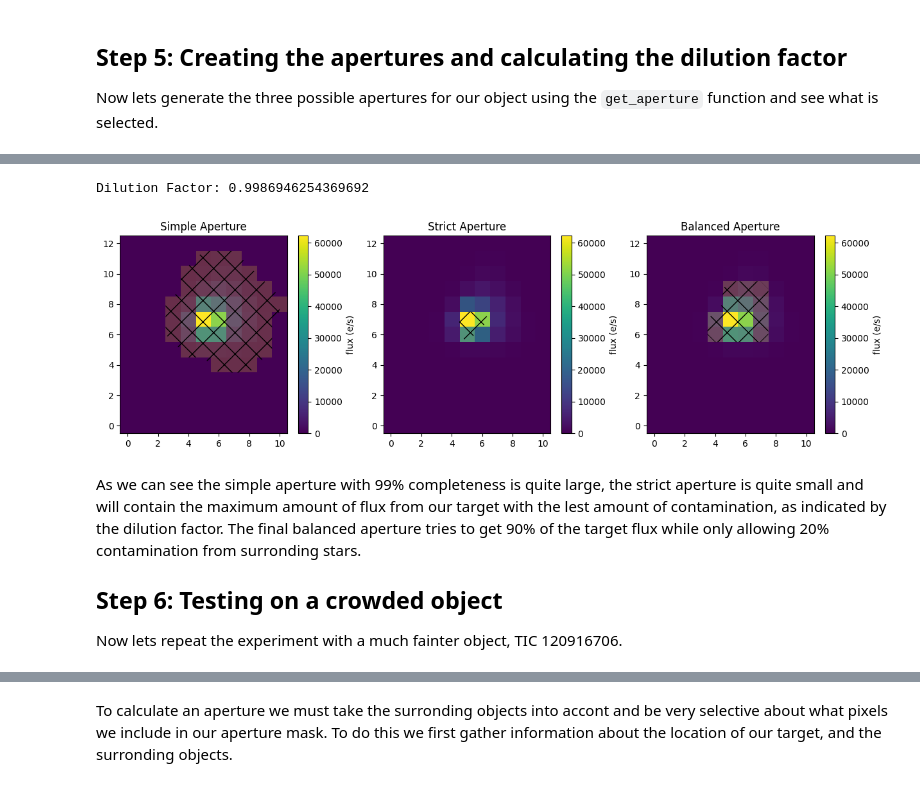
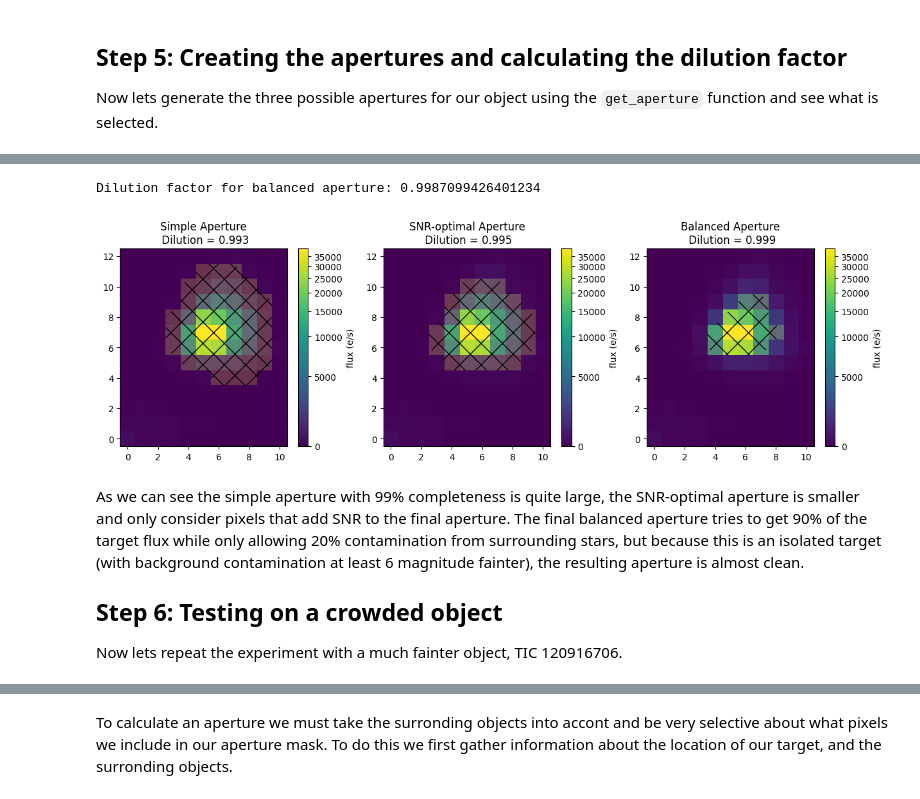
Before and after one commit to lightkurve/lkprf, a Jupyter notebook: docs/tutorials/lkprf_aperture_example.ipynb, the cells around one changed output, grey strips where cells are left out. Drawn from its saved outputs; the diff is of its cells as text; code cells hidden in the pictures.

```diff
--- a/docs/tutorials/lkprf_aperture_example.ipynb
+++ b/docs/tutorials/lkprf_aperture_example.ipynb
@@ -235,6 +270,9 @@ plt.show()
 
 Now lets generate the three possible apertures for our object using the `get_aperture` function and see what is selected.
 # %%
-simple_ap, di_simple = prf_initial.get_aperture(aperture_type="simple", completeness=0.99, tess_mag = TESS_mags)
-print("Dilution Factor:", di_simple)
+simple_ap = prf_initial.get_aperture(
+    aperture_type="simple", completeness=0.99, source_mag=object_table.TESSmag.values,
+)
+di_simple = prf_initial.aperture_model.compute_CROWDSAP(simple_ap)
+print("Dilution factor for simple aperture:", di_simple)
 # %% [output]
@@ -247,52 +300,61 @@ Dilution Factor: 0.9994431185627324
 # %%
-balanced_ap, di_balanced = prf_initial.get_aperture(aperture_type="balanced", crowding_metric = 0.8, fluxfrac_metric = 0.9,tess_mag = TESS_mags)
-print("Dilution Factor:", di_balanced)
+balanced_ap = prf_initial.get_aperture(
+    aperture_type="balanced",
+    crowding_metric=0.8,
+    fluxfrac_metric=0.9,
+    source_mag=object_table.TESSmag.values,
+)
+di_balanced = prf_initial.aperture_model.compute_CROWDSAP(balanced_ap)
+print("Dilution factor for balanced aperture:", di_balanced)
 # %% [output]
-Dilution Factor: 0.9986946254369692
+Dilution factor for balanced aperture: 0.9987099426401234
 # %%
-fig,axs = plt.subplots(1,3,figsize=(15,4))
+fig, axs = plt.subplots(1, 3, figsize=(15, 4))
 
-data = axs[0].imshow(tess_hdulist[1].data['FLUX'][100,:,:],  origin='lower')
-axs[0].imshow(simple_ap, alpha=0.2, origin='lower')
+image = tess_hdulist[1].data["FLUX"][100, :, :]
+norm = simple_norm(image, "asinh", percent=98)
+
+data = axs[0].imshow(image, origin="lower", norm=norm)
+axs[0].imshow(simple_ap, alpha=0.2, origin="lower")
 axs[0].contourf(
     simple_ap,
     levels=[0.5, 1.5],  # Contour levels to isolate the True values
-    hatches=['', 'x'],  # First for False, second for True
-    colors='none',      # Use 'none' for colors to ensure transparency
-    extend='both'       # This is important for handling out-of-range values
+    hatches=["", "x"],  # First for False, second for True
+    colors="none",  # Use 'none' for colors to ensure transparency
+    extend="both",  # This is important for handling out-of-range values
 )
-axs[0].set_title('Simple Aperture')
-fig.colorbar(data, ax = axs[0], label = 'flux (e/s)')
+axs[0].set_title(f"Simple Aperture\n Dilution = {di_simple:.3f}")
+fig.colorbar(data, ax=axs[0], label="flux (e/s)")
 
-data = axs[1].imshow(tess_hdulist[1].data['FLUX'][100,:,:],  origin='lower')
-axs[1].imshow(strict_ap, alpha=0.2, origin='lower')
+data = axs[1].imshow(image, origin="lower", norm=norm)
+axs[1].imshow(snr_ap, alpha=0.2, origin="lower")
 axs[1].contourf(
-    strict_ap,
+    snr_ap,
     levels=[0.5, 1.5],  # Contour levels to isolate the True values
-    hatches=['', 'x'],  # First for False, second for True
-    colors='none',      # Use 'none' for colors to ensure transparency
-    extend='both'       # This is important for handling out-of-range values
+    hatches=["", "x"],  # First for False, second for True
+    colors="none",  # Use 'none' for colors to ensure transparency
+    extend="both",  # This is important for handling out-of-range values
 )
-axs[1].set_title('Strict Aperture')
-fig.colorbar(data, ax = axs[1], label = 'flux (e/s)')
+axs[1].set_title(f"SNR-optimal Aperture\n Dilution = {di_snr:.3f}")
+fig.colorbar(data, ax=axs[1], label="flux (e/s)")
 
-data = axs[2].imshow(tess_hdulist[1].data['FLUX'][100,:,:],  origin='lower')
-axs[2].imshow(balanced_ap, alpha=0.2,origin='lower')
+data = axs[2].imshow(image, origin="lower", norm=norm)
+axs[2].imshow(balanced_ap, alpha=0.2, origin="lower")
 axs[2].contourf(
     balanced_ap,
     levels=[0.5, 1.5],  # Contour levels to isolate the True values
-    hatches=['', 'x'],  # First for False, second for True
-    colors='none',      # Use 'none' for colors to ensure transparency
-    extend='both'       # This is important for handling out-of-range values
+    hatches=["", "x"],  # First for False, second for True
+    colors="none",  # Use 'none' for colors to ensure transparency
+    extend="both",  # This is important for handling out-of-range values
 )
-axs[2].set_title('Balanced Aperture')
-fig.colorbar(data, ax = axs[2], label = 'flux (e/s)')
+axs[2].set_title(f"Balanced Aperture\n Dilution = {di_balanced:.3f}")
+fig.colorbar(data, ax=axs[2], label="flux (e/s)")
 
 plt.show()
 # %% [output]
-[figure, old version]
+[figure, new version]
 # %% [markdown]
-As we can see the simple aperture with 99% completeness is quite large, the strict aperture is quite small and will contain the maximum amount of flux from our target with the lest amount of contamination, as indicated by the dilution factor. The final balanced aperture tries to get 90% of the target flux while only allowing 20% contamination from surronding stars.
+As we can see the simple aperture with 99% completeness is quite large, the SNR-optimal aperture is smaller and only consider pixels that add SNR to the final aperture. The final balanced aperture tries to get 90% of the target flux while only allowing 20% contamination from surrounding stars, but because this is an isolated target (with background contamination at least 6 magnitude fainter), the resulting aperture is almost clean.
 
 ## Step 6: Testing on a crowded object
 
```
Also changed, not shown: parts of 44 cells of this notebook.
